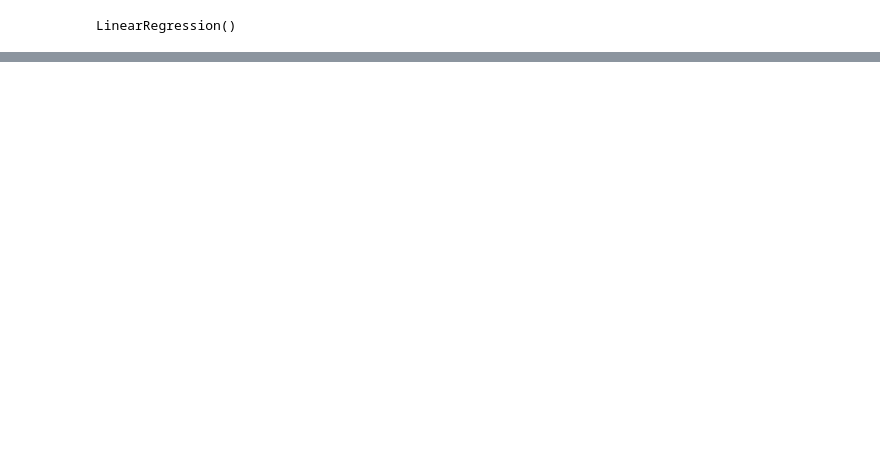
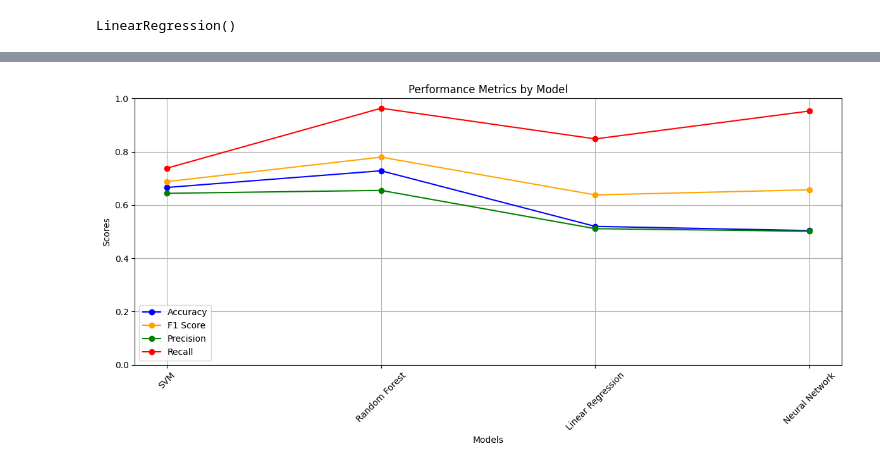
Before and after one commit to DevKrishnasai/forestfire-prediction, a Jupyter notebook: raw/raw.ipynb, the cells around one changed output, grey strips where cells are left out. Cells and saved outputs as stored; diff of their text form; code cells hidden in the pictures; blank space fills up the shorter version.

```diff
--- a/raw/raw.ipynb
+++ b/raw/raw.ipynb
@@ -327,0 +500,33 @@ plt.show()
+# %%
+import matplotlib.pyplot as plt
+
+# Prepare data for plotting
+models = ['SVM', 'Random Forest', 'Linear Regression', 'Neural Network']
+accuracies = [svm_accuracy, rf_accuracy, lr_accuracy, nn_accuracy]
+f1_scores = [svm_f1, rf_f1, lr_f1, nn_f1]
+precisions = [svm_precision, rf_precision, lr_precision, nn_precision]
+recalls = [svm_recall, rf_recall, lr_recall, nn_recall]
+
+# Create a line plot for each metric
+plt.figure(figsize=(12, 6))
+
+# Plotting each metric
+plt.plot(models, accuracies, marker='o', label='Accuracy', color='blue')
+plt.plot(models, f1_scores, marker='o', label='F1 Score', color='orange')
+plt.plot(models, precisions, marker='o', label='Precision', color='green')
+plt.plot(models, recalls, marker='o', label='Recall', color='red')
+
+# Adding titles and labels
+plt.title('Performance Metrics by Model')
+plt.xlabel('Models')
+plt.ylabel('Scores')
+plt.ylim(0, 1)  # Set y-axis limits to [0, 1] for better visualization
+plt.grid(True)
+plt.legend()
+plt.xticks(rotation=45)
+
+# Show the plot
+plt.tight_layout()
+plt.show()
+# %% [output]
+[figure, added]
```
Also changed, not shown: parts of 14 cells of this notebook, 6 other files.
